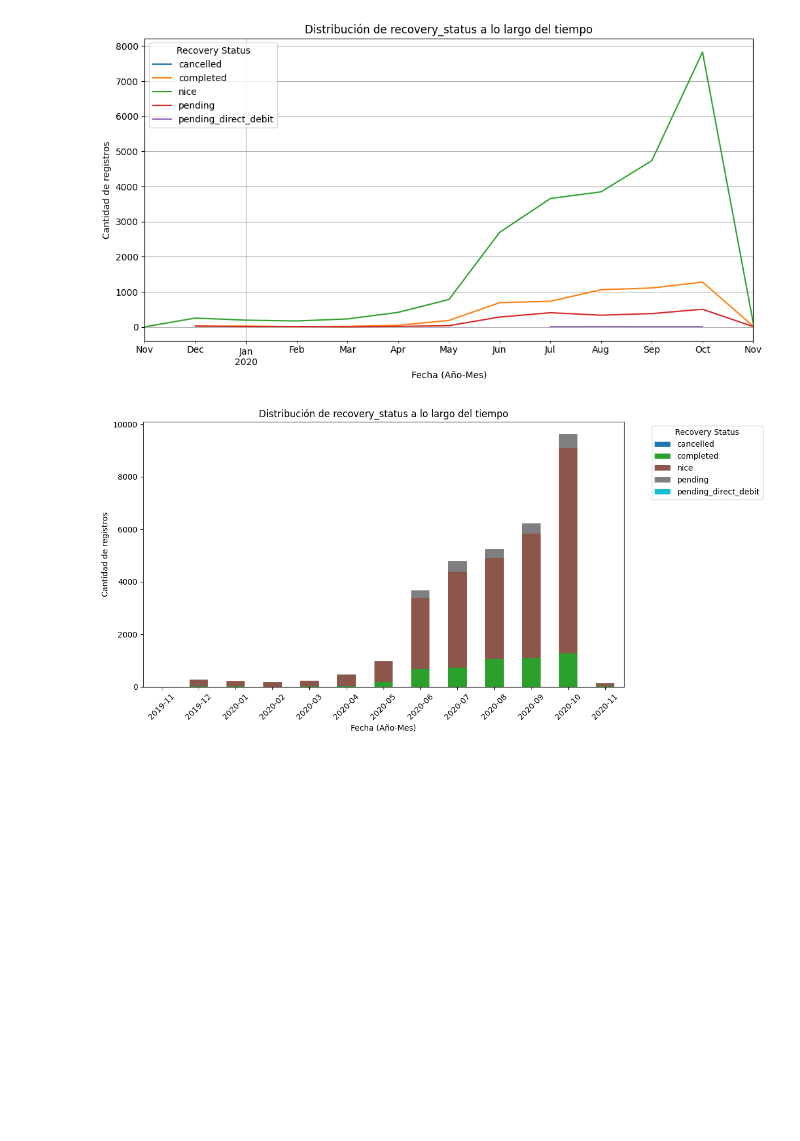
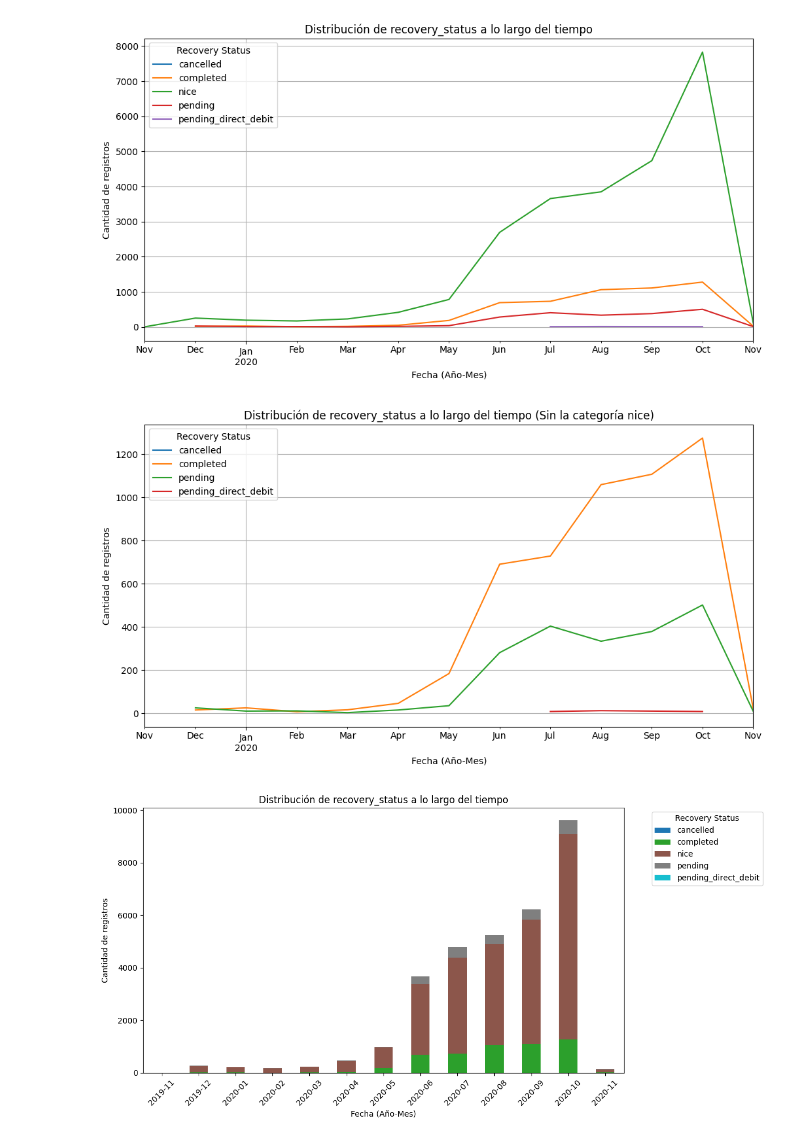
Before and after one commit to Data-Science-Pasta-Loca/ProyectoPastaLoca2, a Jupyter notebook: Alba/estudio recovery_status.ipynb, the cells around one changed output. Cells and saved outputs as stored; diff of their text form; code cells hidden in the pictures; blank space fills up the shorter version.

Commit message:
sin nice en status_recovery

```diff
--- a/Alba/estudio recovery_status.ipynb
+++ b/Alba/estudio recovery_status.ipynb
@@ -104,6 +110,22 @@ plt.grid()
 plt.show()
 # %% [output]
 [figure]
+# %%
+# Filtrar la categoría más frecuente ('nice') para que no queden aplanadas las otras tres
+
+most_frequent_category = status_distribution.sum(axis=0).idxmax()  # Categoría más frecuente
+status_distribution_filtered = status_distribution.drop(columns=most_frequent_category)
+
+# Graficar la distribución sin la categoría más frecuente
+status_distribution_filtered.plot(kind='line', figsize=(12, 6))
+plt.title('Distribución de recovery_status a lo largo del tiempo (Sin la categoría nice)')
+plt.xlabel('Fecha (Año-Mes)')
+plt.ylabel('Cantidad de registros')
+plt.legend(title='Recovery Status')
+plt.grid(True)
+plt.show()
+# %% [output]
+[figure, added]
 # %%
 # Gráfico de barras apiladas
 status_distribution.plot(kind='bar', stacked=True, figsize=(12, 6), colormap='tab10')
```
Also changed, not shown: parts of 1 cell of this notebook.
